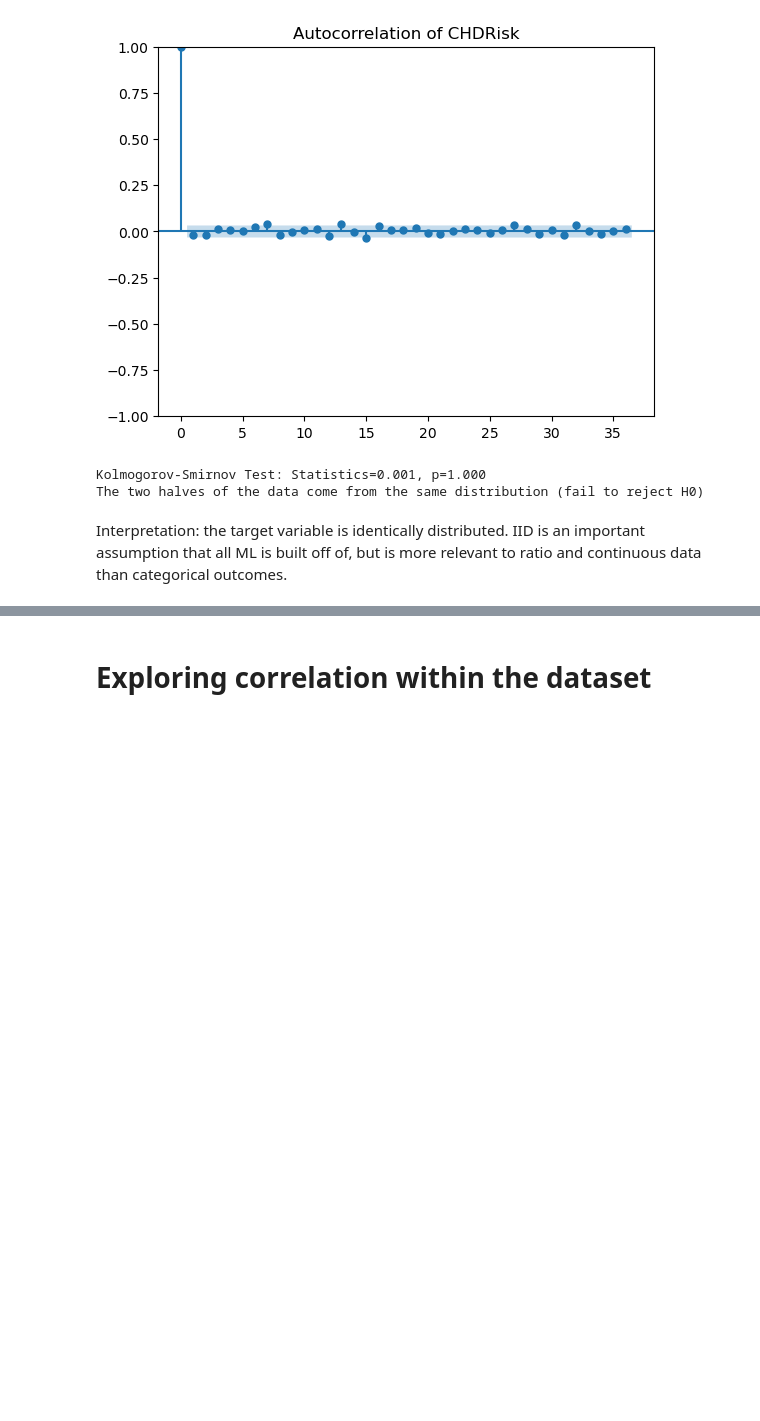
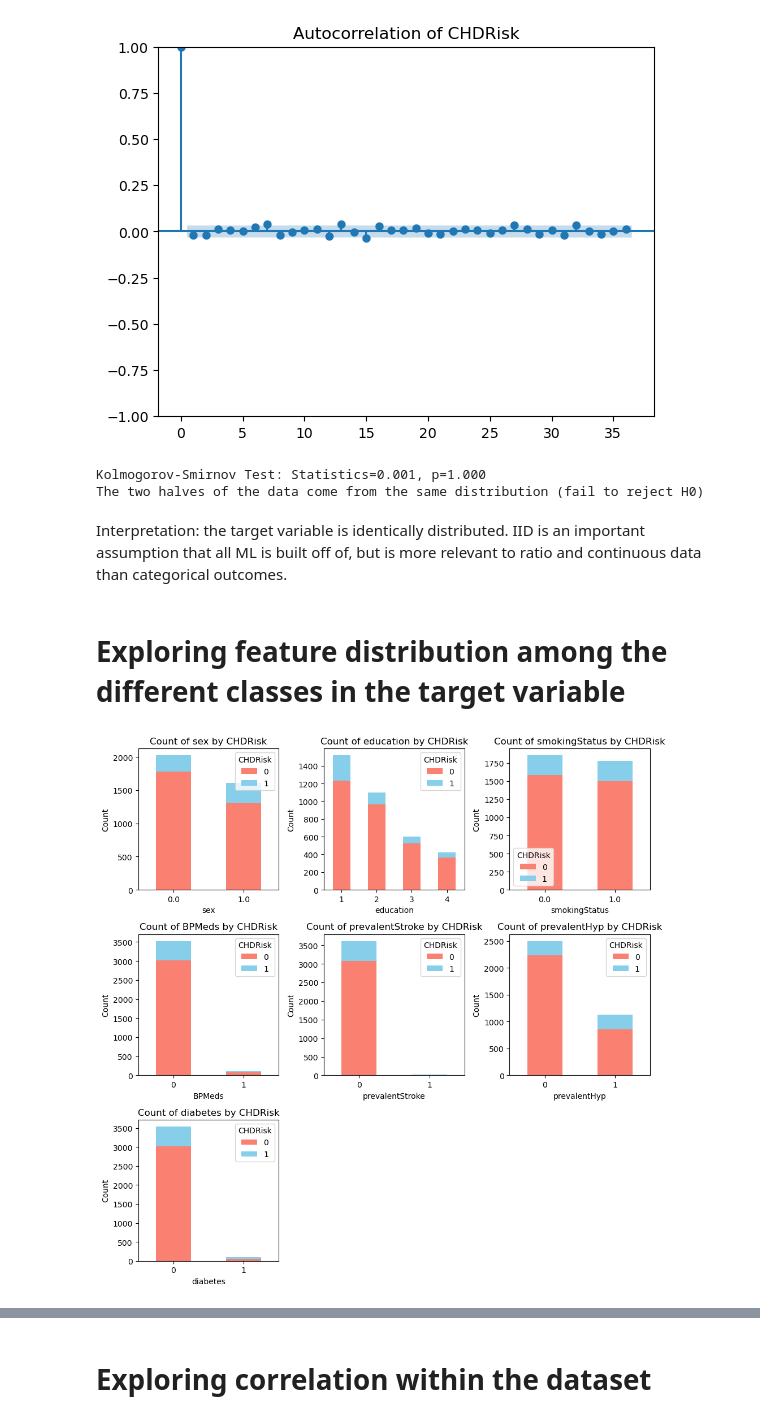
Before and after one commit to TyliOnel/Project_4-Group_5-Heart_Health, a Jupyter notebook: Data_cleaning.ipynb, the cells around one changed output, grey strips where cells are left out. Saved outputs shown, nothing was run; the diff lists cells and outputs as text; code cells hidden in the pictures; blank space fills up the shorter version.

```diff
--- a/Data_cleaning.ipynb
+++ b/Data_cleaning.ipynb
@@ -155,3 +167,26 @@ Kolmogorov-Smirnov Test: Statistics=0.001, p=1.000
 The two halves of the data come from the same distribution (fail to reject H0)
 # %% [markdown]
 Interpretation: the target variable is identically distributed. IID is an important assumption that all ML is built off of, but is more relevant to ratio and continuous data than categorical outcomes.
+# %% [markdown]
+# Exploring feature distribution among the different classes in the target variable
+# %%
+# Separating discrete features
+binary_features = ['sex','education','smokingStatus','BPMeds','prevalentStroke',
+                  'prevalentHyp','diabetes']
+
+# Exploring frequency of discrete features by target variable class
+plt.figure(figsize=(10,10))
+for i, column in enumerate(binary_features,1):
+    plt.subplot(3,3,i)
+    crosstab = pd.crosstab(index=df_cleaned[column], columns=df_cleaned['CHDRisk'])
+    crosstab.plot(kind='bar', color=['salmon', 'skyblue'], legend=True, stacked=True, ax=plt.gca())
+    plt.xlabel(column)
+    plt.ylabel('Count')
+    plt.title(f'Count of {column} by CHDRisk')
+    plt.xticks(rotation=0)
+
+plt.tight_layout()
+fig2 = plt.gcf()
+plt.show()
+# %% [output]
+[figure, added]
```
Also changed, not shown: parts of 15 cells of this notebook, 6 other files.
